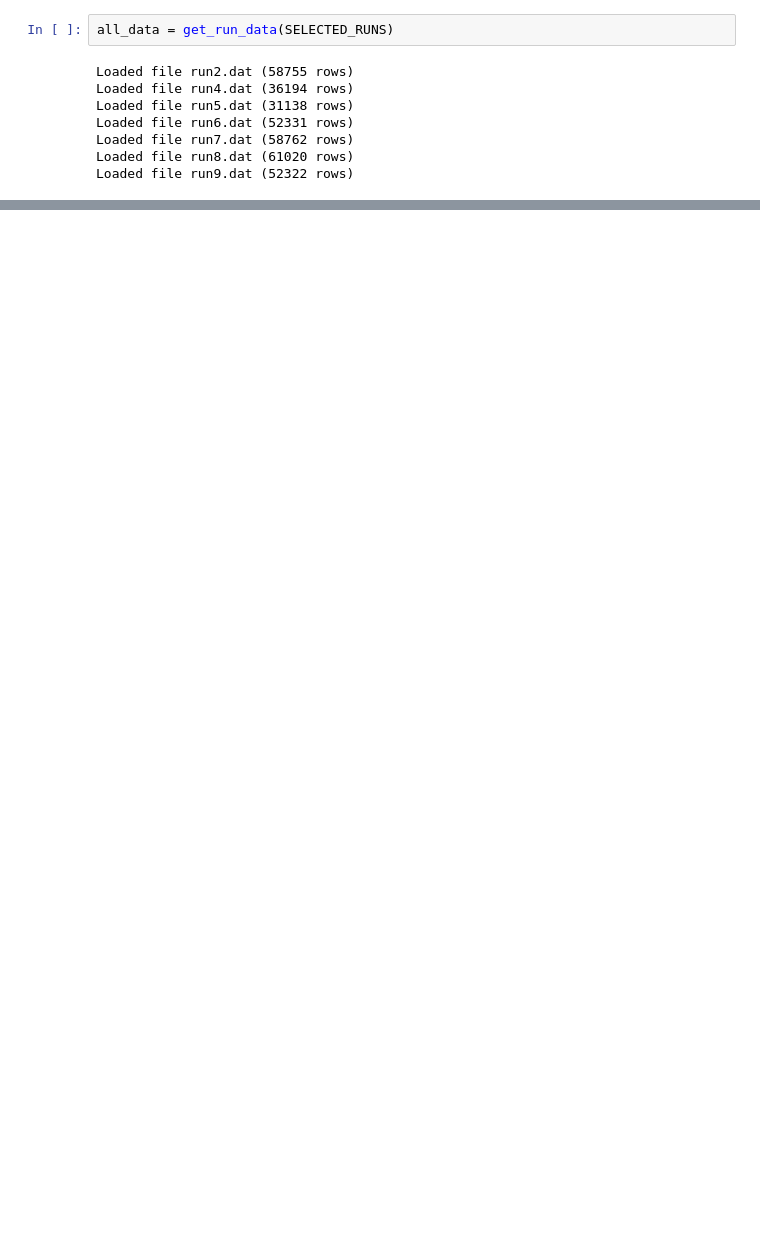
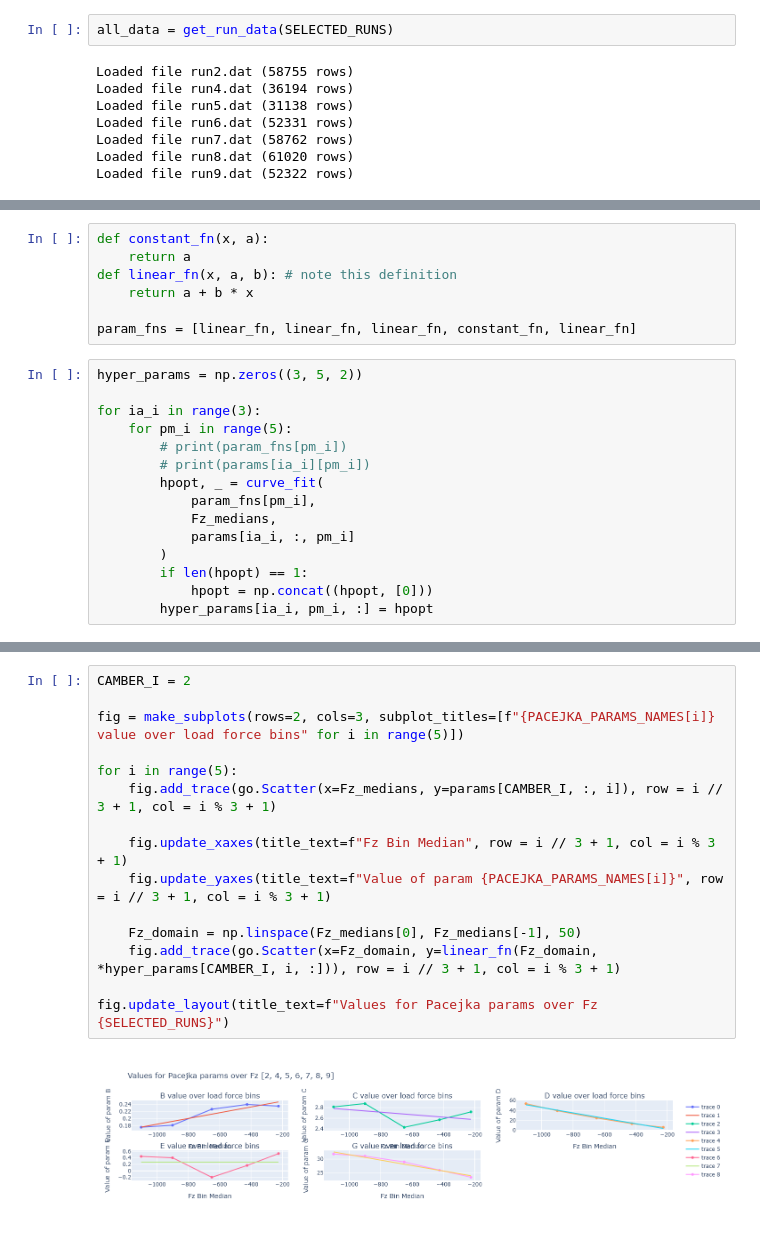
Before and after one commit to Formula-Electric-Berkeley/FEBSim, a Jupyter notebook: tire-sim/InteractiveMomentSurface.ipynb, the cells around one changed output, grey strips where cells are left out. Saved outputs shown, nothing was run; the diff lists cells and outputs as text; blank space fills up the shorter version.

```diff
--- a/tire-sim/InteractiveMomentSurface.ipynb
+++ b/tire-sim/InteractiveMomentSurface.ipynb
@@ -244,0 +225,22 @@ Dash app running on http://127.0.0.1:8050/
+# %%
+def constant_fn(x, a):
+    return a
+def linear_fn(x, a, b): # note this definition
+    return a + b * x
+
+param_fns = [linear_fn, linear_fn, linear_fn, constant_fn, linear_fn]
+# %%
+hyper_params = np.zeros((3, 5, 2))
+
+for ia_i in range(3):
+    for pm_i in range(5):
+        # print(param_fns[pm_i])
+        # print(params[ia_i][pm_i])
+        hpopt, _ = curve_fit(
+            param_fns[pm_i],
+            Fz_medians,
+            params[ia_i, :, pm_i]
+        )
+        if len(hpopt) == 1:
+            hpopt = np.concat((hpopt, [0]))
+        hyper_params[ia_i, pm_i, :] = hpopt
@@ -244,0 +268,17 @@ Dash app running on http://127.0.0.1:8050/
+# %%
+CAMBER_I = 2
+
+fig = make_subplots(rows=2, cols=3, subplot_titles=[f"{PACEJKA_PARAMS_NAMES[i]} value over load force bins" for i in range(5)])
+
+for i in range(5):
+    fig.add_trace(go.Scatter(x=Fz_medians, y=params[CAMBER_I, :, i]), row = i // 3 + 1, col = i % 3 + 1)
+
+    fig.update_xaxes(title_text=f"Fz Bin Median", row = i // 3 + 1, col = i % 3 + 1)
+    fig.update_yaxes(title_text=f"Value of param {PACEJKA_PARAMS_NAMES[i]}", row = i // 3 + 1, col = i % 3 + 1)
+
+    Fz_domain = np.linspace(Fz_medians[0], Fz_medians[-1], 50)
+    fig.add_trace(go.Scatter(x=Fz_domain, y=linear_fn(Fz_domain, *hyper_params[CAMBER_I, i, :])), row = i // 3 + 1, col = i % 3 + 1)
+
+fig.update_layout(title_text=f"Values for Pacejka params over Fz {SELECTED_RUNS}")
+# %% [output]
+[figure, added]
```
Also changed, not shown: parts of 24 cells of this notebook, 8 other files.
